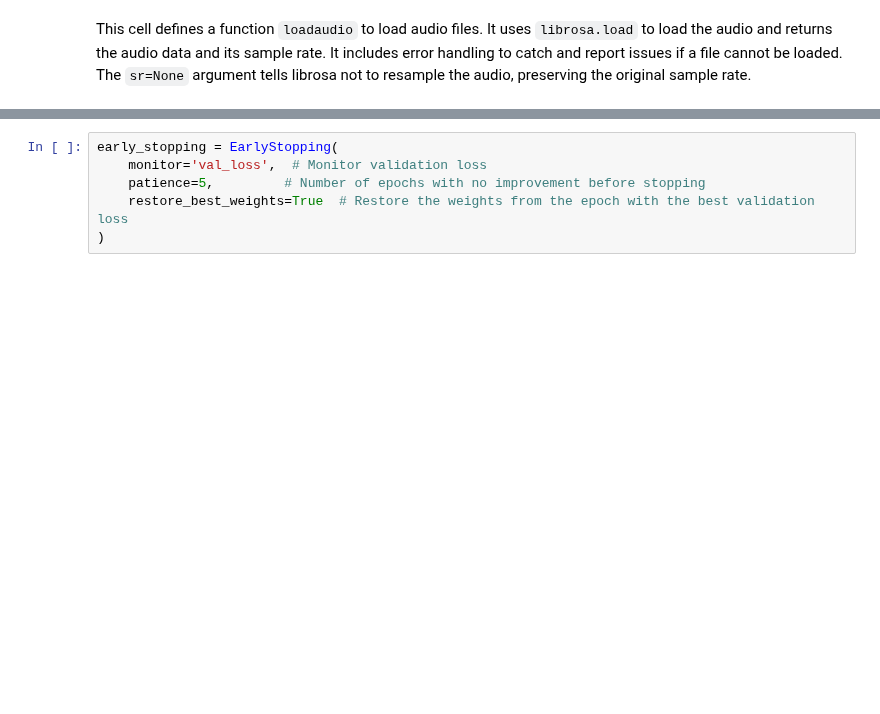
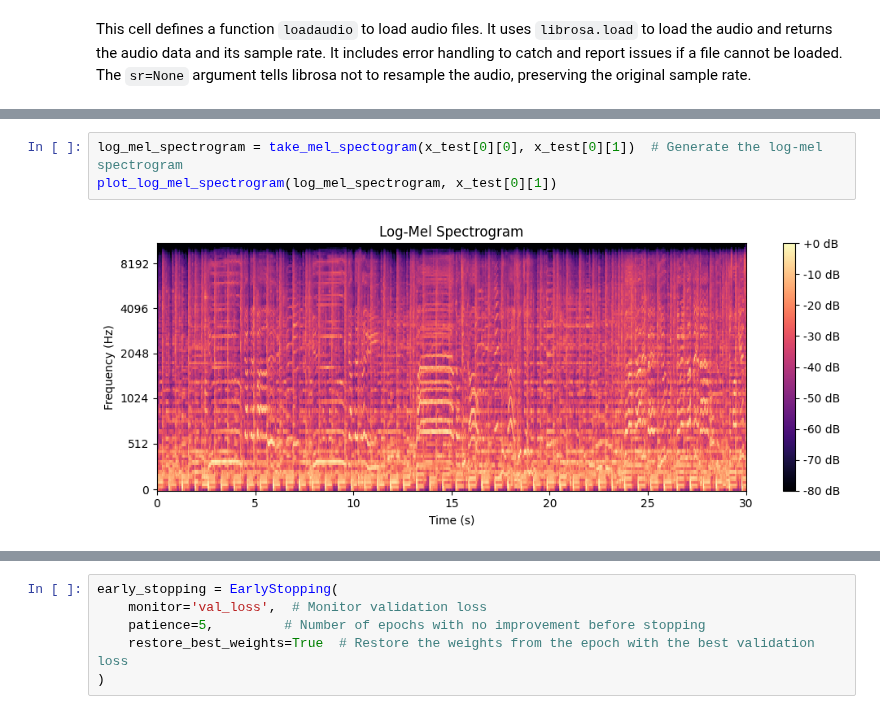
Before and after one commit to abolfazl328/GTZAN_dataset_classication, a Jupyter notebook: GTZAN_classification.ipynb, the cells around one changed output, grey strips where cells are left out. Cells and saved outputs as stored; diff of their text form; blank space fills up the shorter version.

```diff
--- a/GTZAN_classification.ipynb
+++ b/GTZAN_classification.ipynb
@@ -287,0 +305,5 @@ This cell defines an `EarlyStopping` callback.  This callback is used during mod
+# %%
+log_mel_spectrogram = take_mel_spectogram(x_test[0][0], x_test[0][1])  # Generate the log-mel spectrogram
+plot_log_mel_spectrogram(log_mel_spectrogram, x_test[0][1])
+# %% [output]
+[figure, added]
```
Also changed, not shown: parts of 79 cells of this notebook.
